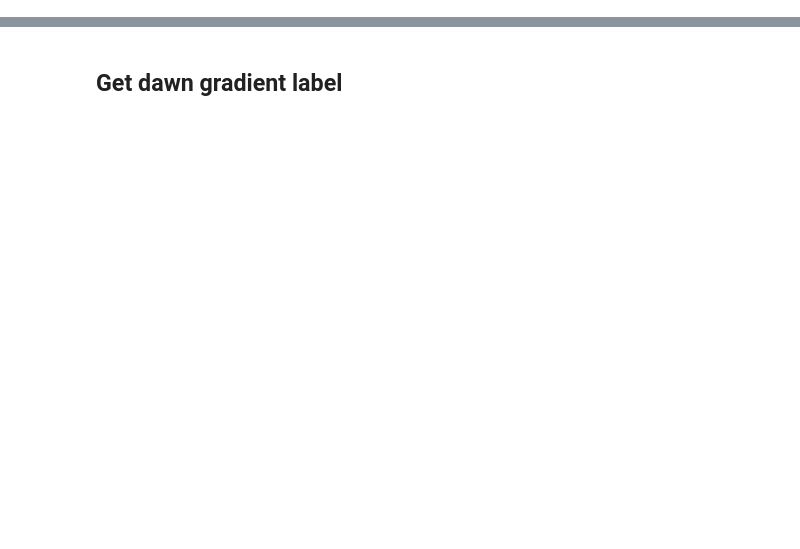
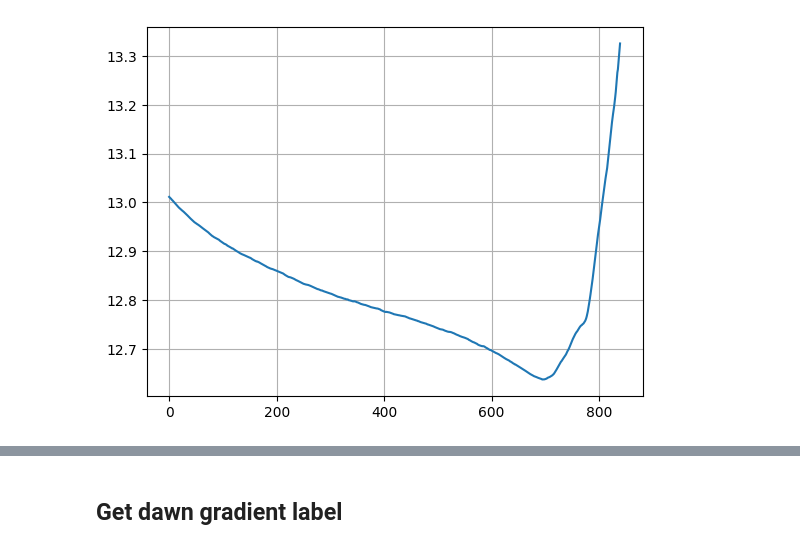
Before and after one commit to HarryLe95/Consilium_ROC_HOANG, a Jupyter notebook: app/BayesianLabel_Example copy.ipynb, the cells around one changed output, grey strips where cells are left out. Drawn from its saved outputs; the diff is of its cells as text; code cells hidden in the pictures; blank space fills up the shorter version.

```diff
--- a/app/BayesianLabel_Example copy.ipynb
+++ b/app/BayesianLabel_Example copy.ipynb
@@ -15,0 +79,5 @@ model = FeatureExtractor(well_code)
+# %%
+plt.plot(all_data["filtered_data"].loc[incorrect_date])
+plt.grid()
+# %% [output]
+[figure, added]
```
Also changed, not shown: parts of 28 cells of this notebook, 4 other files.
